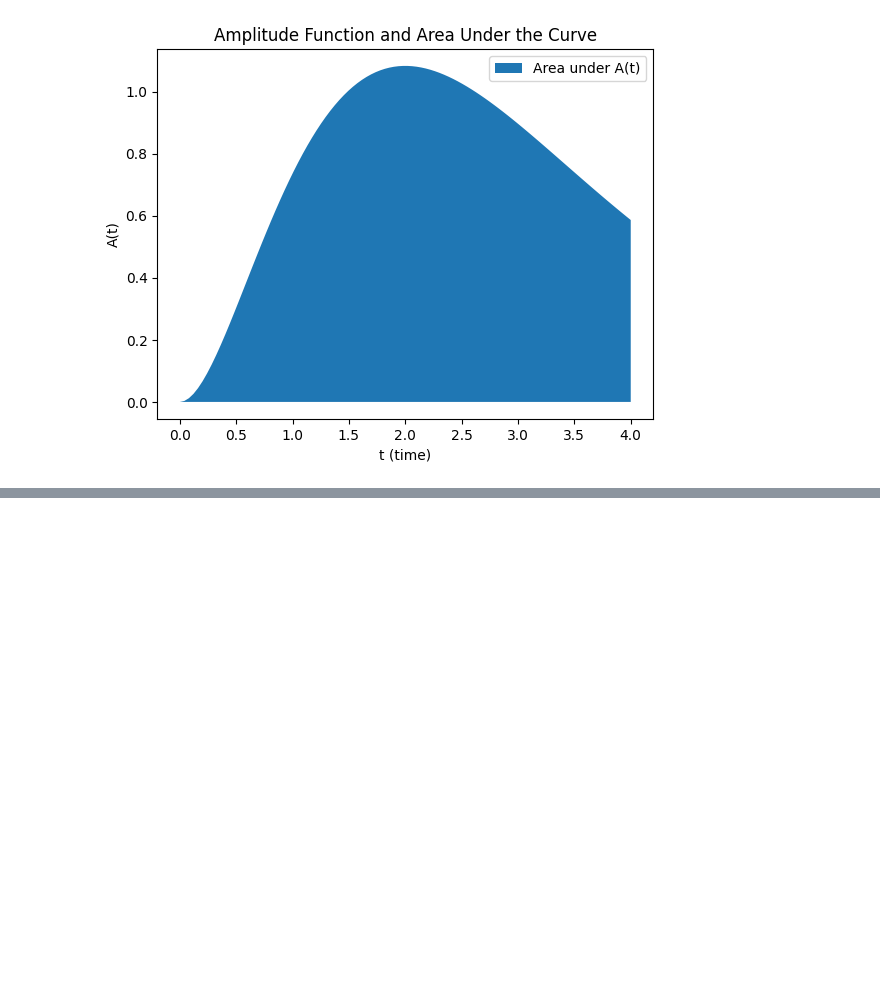
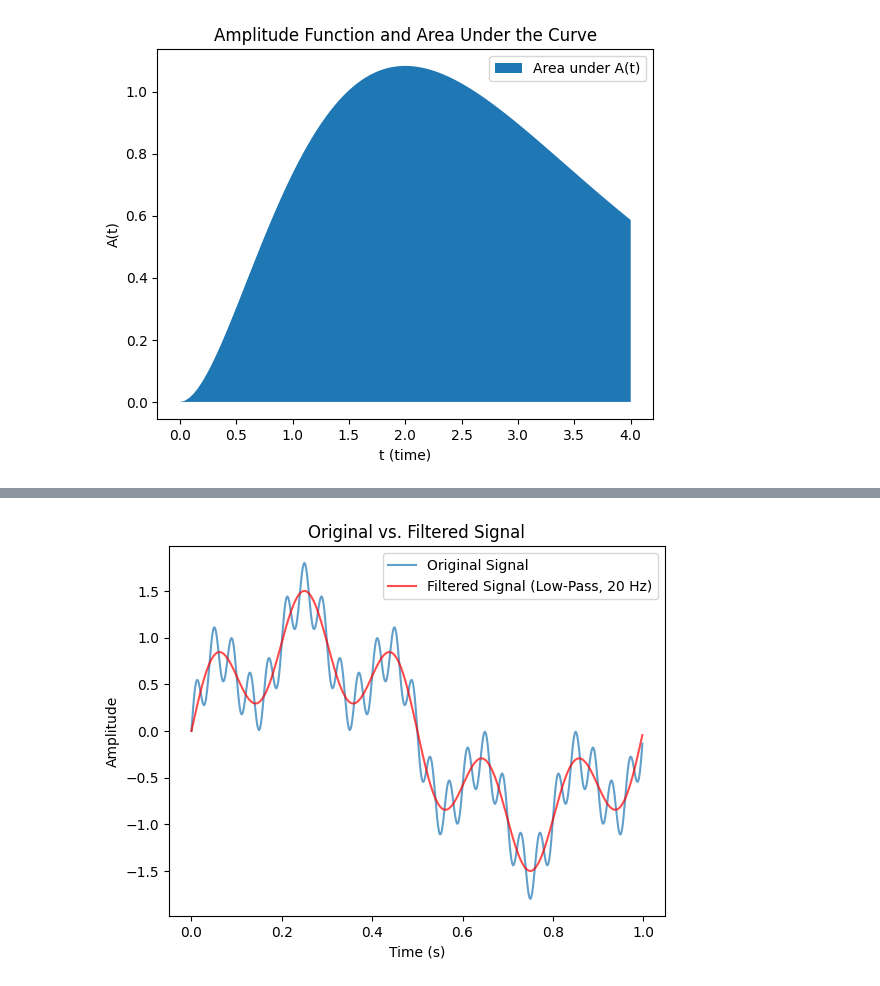
Before and after one commit to Muh-Ayyub/Advanced-Mathmatics-Using-Google-colab, a Jupyter notebook: CM2607_Coursework.ipynb, the cells around one changed output, grey strips where cells are left out. Cells and saved outputs as stored; diff of their text form; code cells hidden in the pictures; blank space fills up the shorter version.

```diff
--- a/CM2607_Coursework.ipynb
+++ b/CM2607_Coursework.ipynb
@@ -85,0 +173,20 @@ plt.show()
+# %%
+#Question 4b - working and answer
+
+freq_limit = 20
+low_pass_filter = np.abs(frequencies) <= freq_limit
+
+filtered_ft_result = ft_result * low_pass_filter
+
+filtered_signal = np.fft.ifft(filtered_ft_result).real
+
+
+plt.plot(T_interval, s_t, label="Original Signal", alpha=0.7)
+plt.plot(T_interval, filtered_signal, label="Filtered Signal (Low-Pass, 20 Hz)", alpha=0.7, color='red')
+plt.title("Original vs. Filtered Signal")
+plt.xlabel("Time (s)")
+plt.ylabel("Amplitude")
+plt.legend()
+plt.show()
+# %% [output]
+[figure, added]
```
Also changed, not shown: parts of 9 cells of this notebook.
